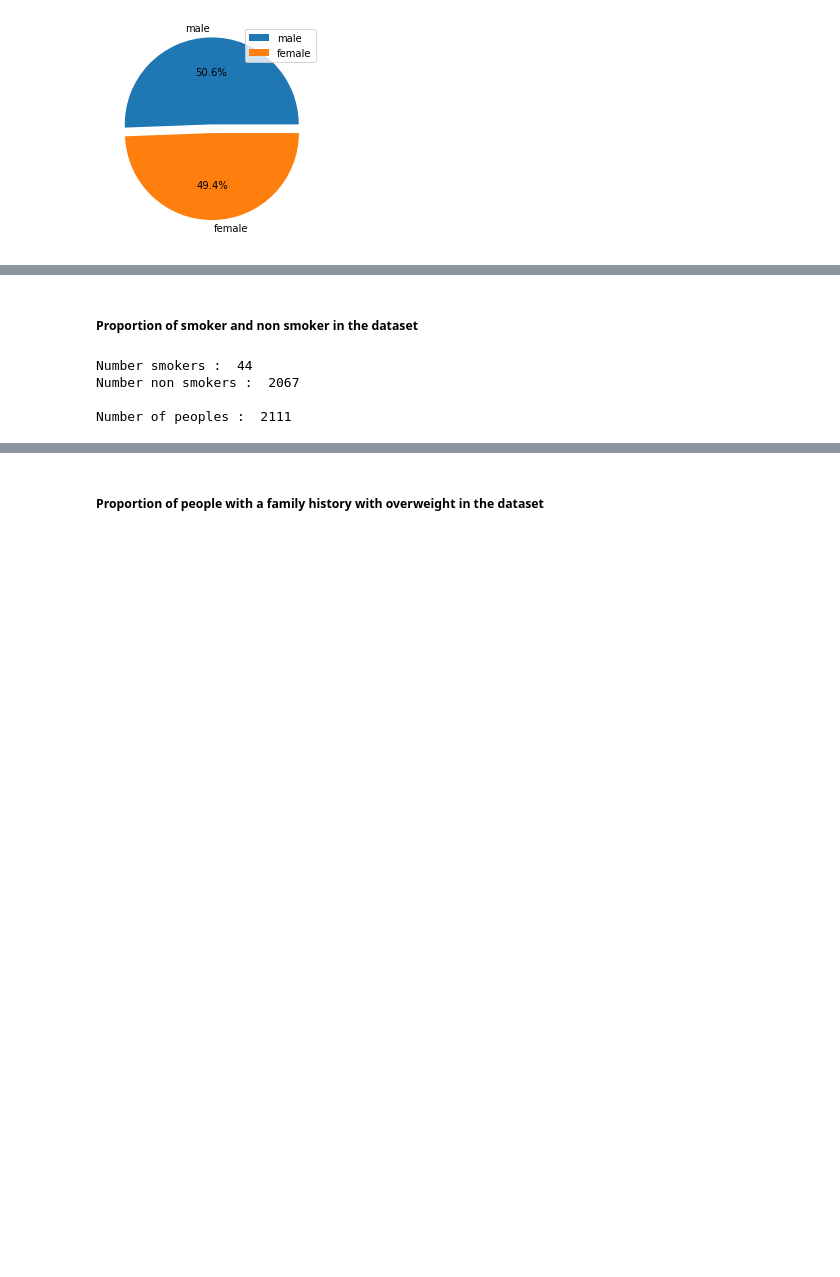
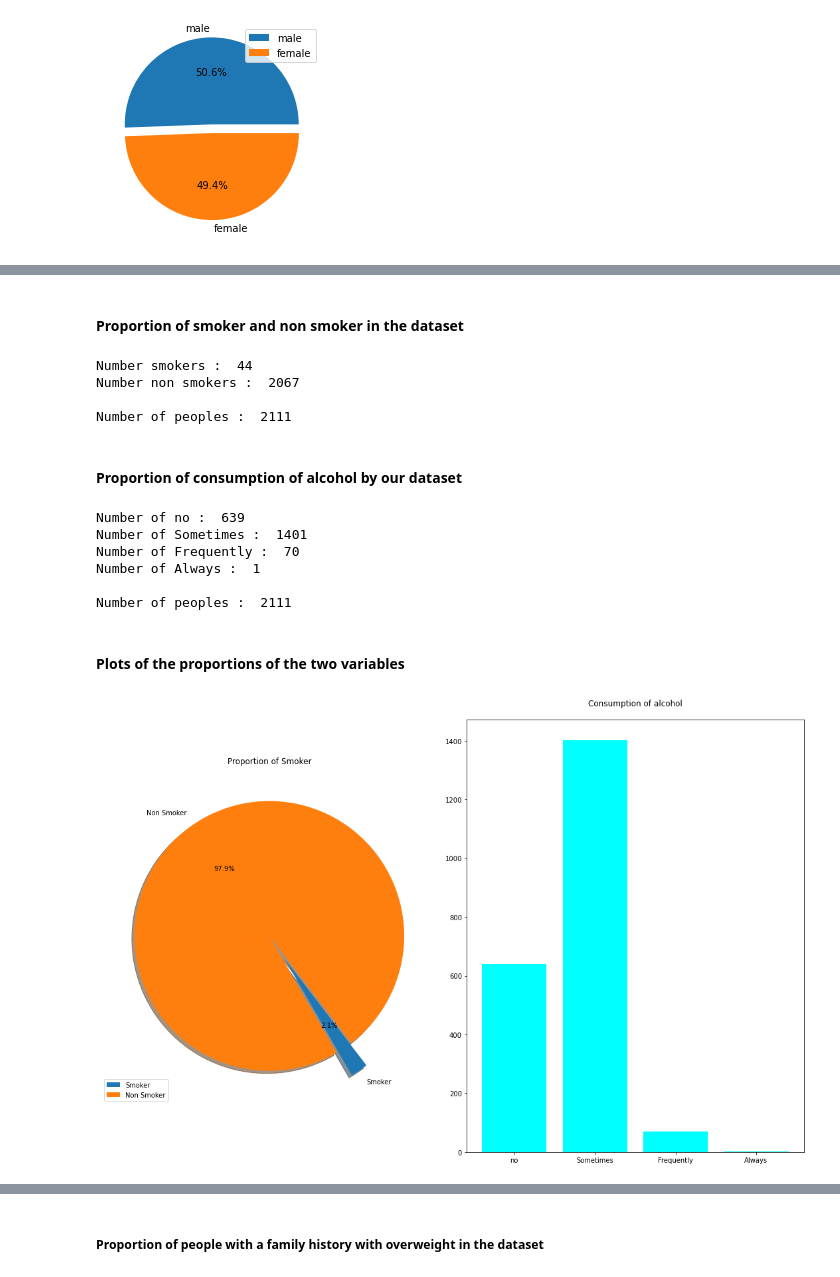
Before and after one commit to Leodespt/Projet_Python, a Jupyter notebook: NoteBook Jupyter Anterieur .ipynb, the cells around one changed output, grey strips where cells are left out. Saved outputs shown, nothing was run; the diff lists cells and outputs as text; code cells hidden in the pictures; blank space fills up the shorter version.

```diff
--- a/NoteBook Jupyter Anterieur .ipynb
+++ b/NoteBook Jupyter Anterieur .ipynb
@@ -105,5 +109,5 @@ plt.show()
 # %% [markdown]
-##### Proportion of smoker and non smoker in the dataset
+#### Proportion of smoker and non smoker in the dataset
 # %%
 smoker = len(df.loc[df['SMOKE'] == 'yes'])
 nonsmoker = len(df.loc[df['SMOKE'] == 'no'])
@@ -117,3 +121,43 @@ Number smokers :  44
 Number non smokers :  2067
 
 Number of peoples :  2111
+# %% [markdown]
+#### Proportion of consumption of alcohol by our dataset
+# %%
+CALC_no = len(df.loc[df['CALC'] == 'no'])
+CALC_Sometimes = len(df.loc[df['CALC'] == 'Sometimes'])
+CALC_Frequently = len(df.loc[df['CALC'] == 'Frequently'])
+CALC_Always = len(df.loc[df['CALC'] == 'Always'])
+
+print('Number of no : ', CALC_no)
+print('Number of Sometimes : ', CALC_Sometimes)
+print('Number of Frequently : ', CALC_Frequently)
+print('Number of Always : ',CALC_Always)
+
+print('\nNumber of peoples : ', CALC_no+CALC_Sometimes+CALC_Frequently+CALC_Always)
+# %% [output]
+Number of no :  639
+Number of Sometimes :  1401
+Number of Frequently :  70
+Number of Always :  1
+
+Number of peoples :  2111
+# %% [markdown]
+#### Plots of the proportions of the two variables
+# %%
+fig, ax = plt.subplots(1,2, figsize=(15,10))
+
+ax[0].pie([smoker,nonsmoker],labels=['Smoker','Non Smoker'],
+    autopct='%1.1f%%', startangle = -60,explode=[0.2,0], shadow=True)
+ax[0].set_title('Proportion of Smoker')
+
+ax[1].bar(['no','Sometimes','Frequently','Always'],
+    [CALC_no,CALC_Sometimes,CALC_Frequently,CALC_Always],
+    color = 'cyan')
+ax[1].set_title('Consumption of alcohol\n')
+
+ax[0].legend(loc=3)
+
+plt.tight_layout()
+# %% [output]
+[figure, added]
```
Also changed, not shown: parts of 6 cells of this notebook.
